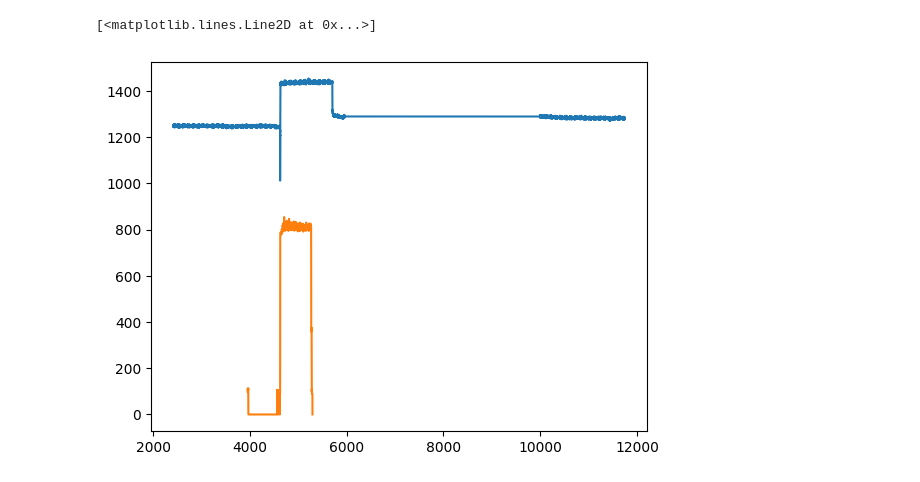
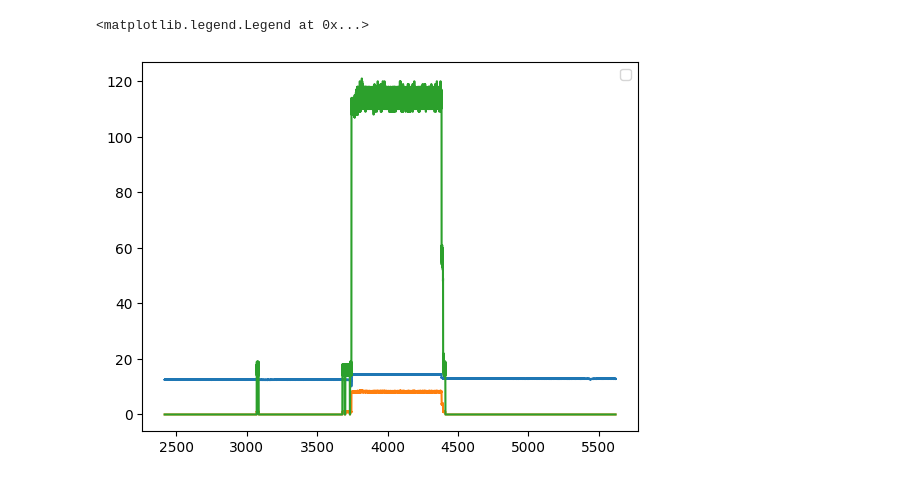
Before and after one commit to mojtaba1989/CANTool, a Jupyter notebook: CANtraffic.ipynb, the cells around one changed output. Cells and saved outputs as stored; diff of their text form; code cells hidden in the pictures.

```diff
--- a/CANtraffic.ipynb
+++ b/CANtraffic.ipynb
@@ -31,6 +36 @@ for t in TIME_LIST:
-# %%
-T_all = np.arange(np.min(TIME_LIST), np.max(TIME_LIST)+1, 1)
-Traffic_byte_all = np.zeros_like(T_all)
-for i, t in enumerate(TIME_LIST):
-    Traffic_byte_all[np.where(T_all==t)] = Traffic_byte[i]
 # %%
@@ -42,10 +42,10 @@ plt.ylabel('Traffic [kB/s]')
 # %%
 vbo_t = np.array(vbo['time'])
+for i,_ in enumerate(vbo_t):
+    vbo_t[i] = np.round(vbo_t[0] + i * 0.1,1)
 vbo_v = np.array(vbo['IVT_Result_U1'])
 
-t_max_can = T_all[np.argmax(np.diff(Traffic_byte_all))]
+t_max_can = TIME_LIST[np.argmax(np.diff(Traffic_byte))]
 t_max_vbo = vbo_t[np.argmax(np.diff(vbo_v))]
 print(t_max_can, t_max_vbo)
-
-T_all += t_max_vbo - t_max_can
 # %% [output]
@@ -54,0 +53,15 @@ T_all += t_max_vbo - t_max_can
+# %%
+data['Time_ms'] += t_max_vbo - t_max_can
+data['Time_ms'] = np.round(data['Time_ms'], 1)
+TIME_LIST += t_max_vbo - t_max_can
+TIME_LIST = np.round(TIME_LIST, 1)
+# %%
+for id in CAN_ID_LIST:
+    tmp = data[data['CAN ID'] == id]
+    lookup = dict(zip(tmp['Time_ms'], tmp['DLC']))
+    vbo[id] = [lookup.get(val, 0) for val in vbo_t]
+
+lookup = dict(zip(list(TIME_LIST), Traffic_byte))
+vbo['Traffic_kB/s'] = [lookup.get(val, 0) for val in vbo_t]
+lookup = dict(zip(TIME_LIST, Traffic_msgs))
+vbo['Traffic_msgs/s'] = [lookup.get(val, 0) for val in vbo_t]
@@ -55,7 +75,10 @@ T_all += t_max_vbo - t_max_can
 # %%
-plt.plot(vbo_t, vbo_v/10)
+plt.plot(vbo['time'], np.array(vbo['IVT_Result_U1'])/1000)
 # plt.plot(np.array(vbo['time']), np.array(vbo['IVT_Result_U1'])/1000)
-plt.plot(T_all, Traffic_byte_all)
+plt.plot(vbo['time'], vbo['Traffic_kB/s'])
+plt.plot(vbo['time'], vbo['Traffic_msgs/s'])
+plt.legend()
+# plt.xlim([4400, 4800])
 # %% [output]
-[<matplotlib.lines.Line2D at 0x...>]
+<matplotlib.legend.Legend at 0x...>
-[figure, old version]
+[figure, new version]
```
Also changed, not shown: parts of 8 cells of this notebook, 1 other file.
